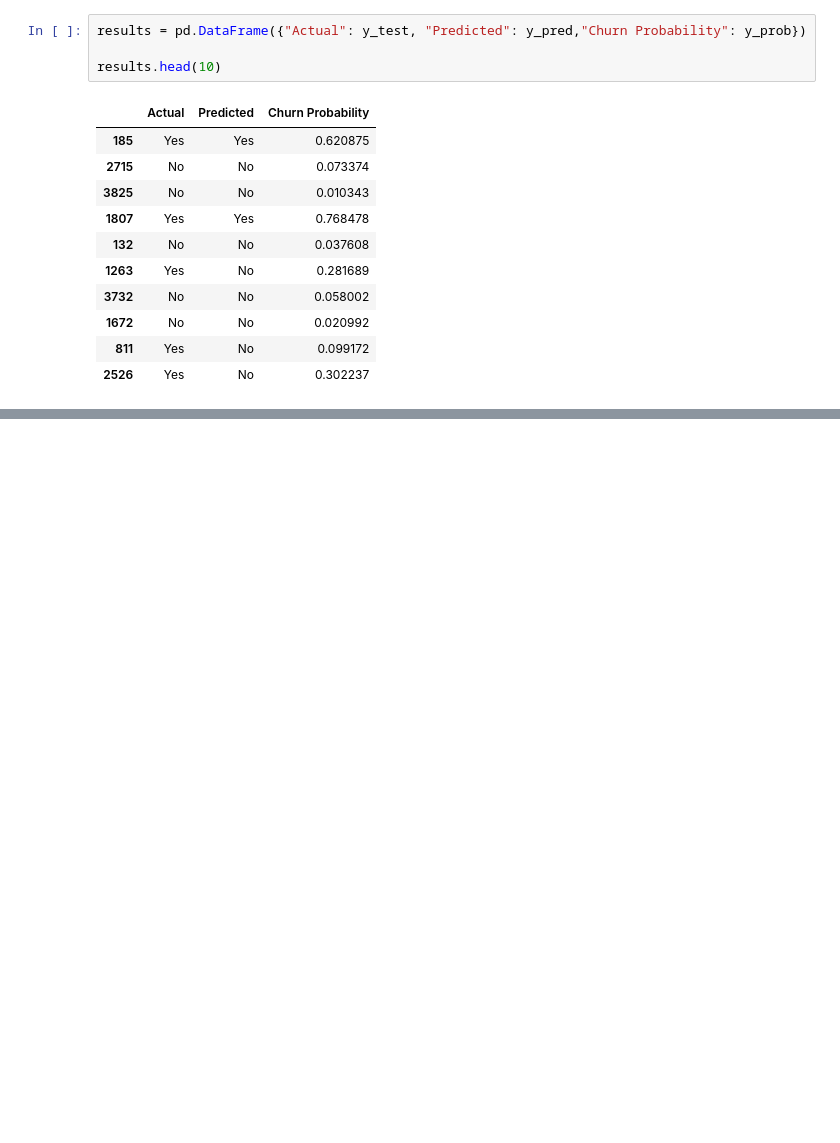
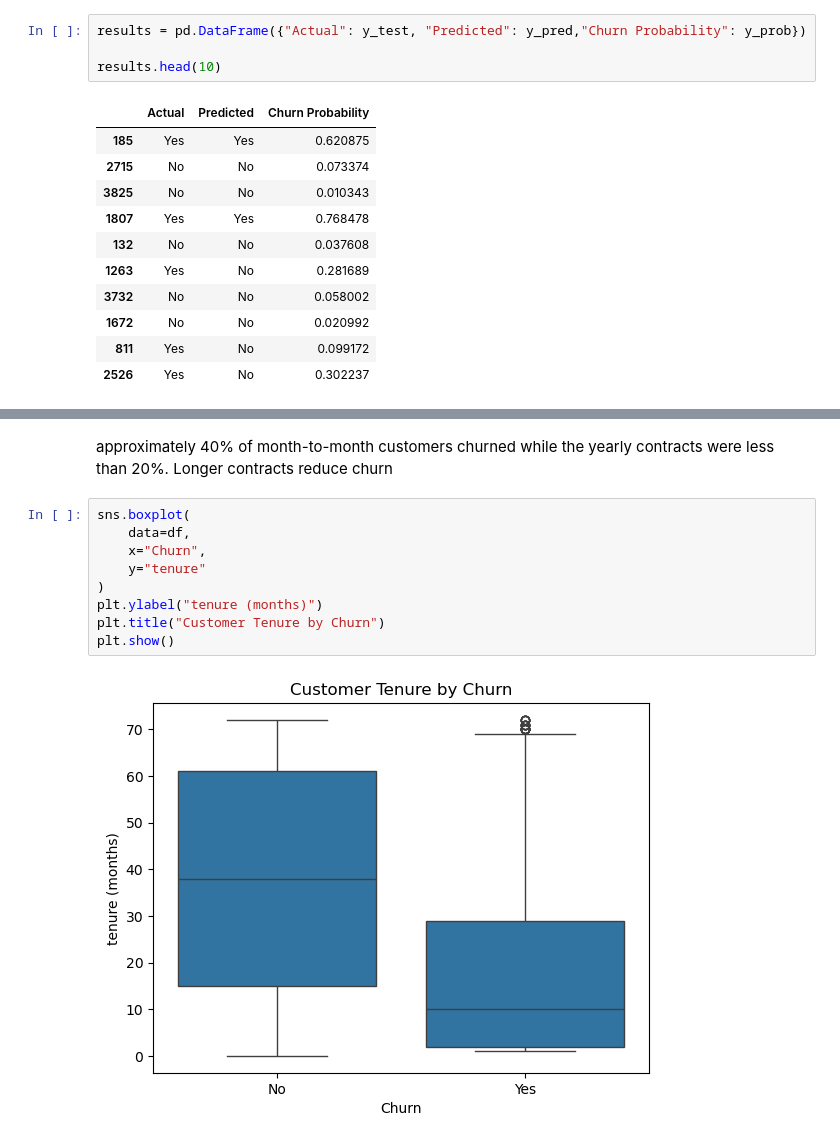
Before and after one commit to JosephTylerSeay/classification_case_study, a Jupyter notebook: classCaseStudy.ipynb, the cells around one changed output, grey strips where cells are left out. Drawn from its saved outputs; the diff is of its cells as text; blank space fills up the shorter version.

```diff
--- a/classCaseStudy.ipynb
+++ b/classCaseStudy.ipynb
@@ -256,0 +337,13 @@ results.head(10)
+# %% [markdown]
+approximately 40% of month-to-month customers churned while the yearly contracts were less than 20%. Longer contracts reduce churn
+# %%
+sns.boxplot(
+    data=df,
+    x="Churn",
+    y="tenure"
+)
+plt.ylabel("tenure (months)")
+plt.title("Customer Tenure by Churn")
+plt.show()
+# %% [output]
+[figure, added]
```
Also changed, not shown: parts of 11 cells of this notebook.
